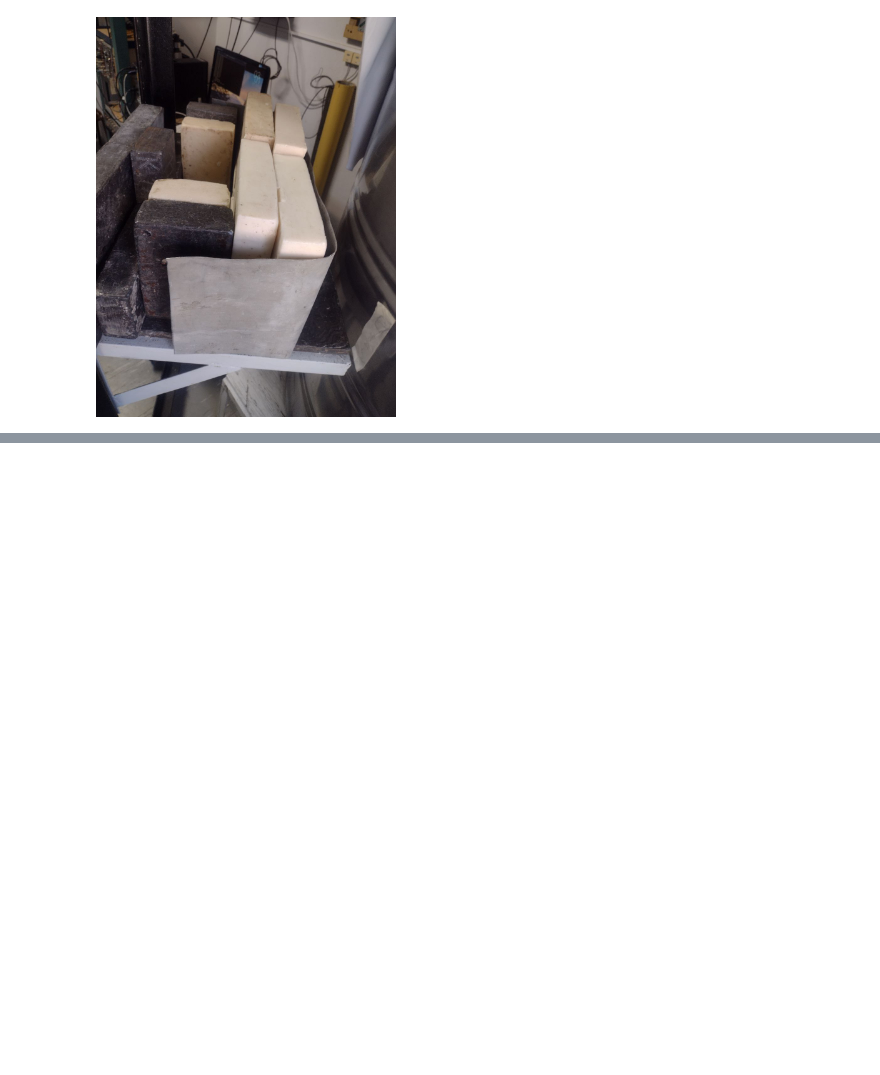
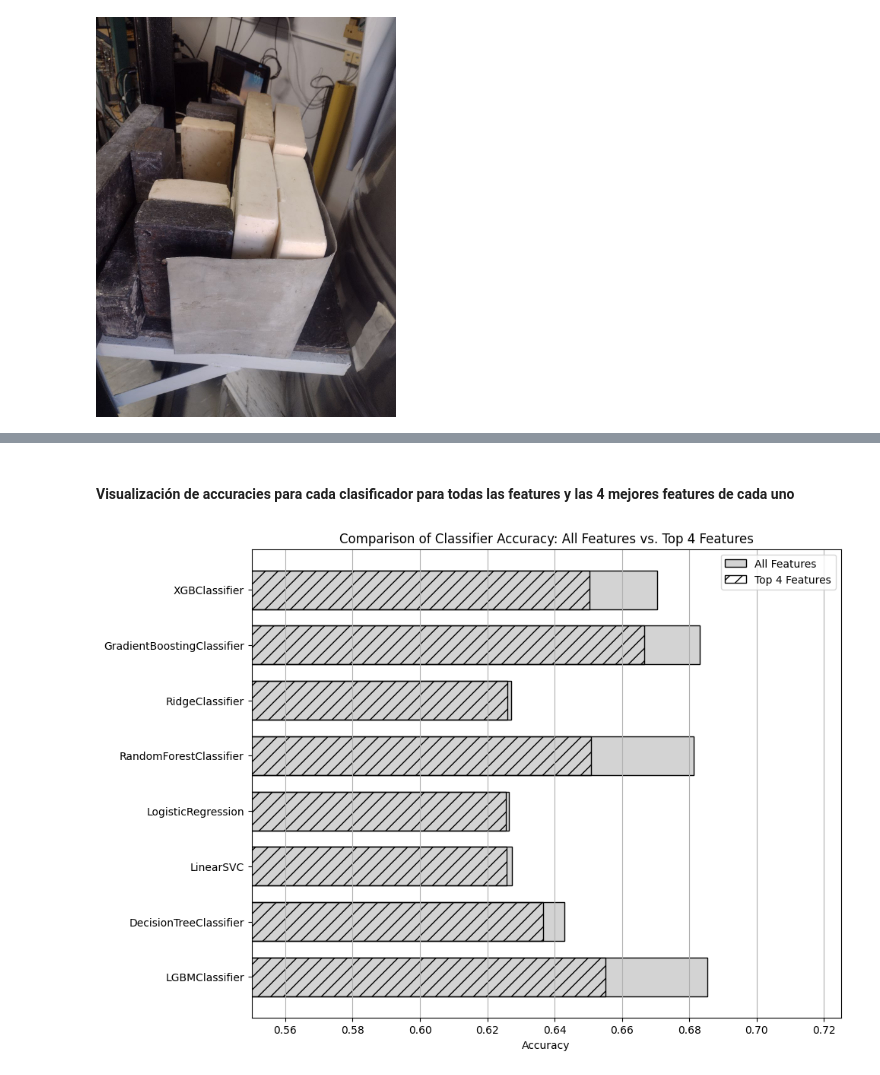
Before and after one commit to saisito/neutrones-gamma_classifier, a Jupyter notebook: process.ipynb, the cells around one changed output, grey strips where cells are left out. Saved outputs shown, nothing was run; the diff lists cells and outputs as text; code cells hidden in the pictures; blank space fills up the shorter version.

```diff
--- a/process.ipynb
+++ b/process.ipynb
@@ -858,0 +451,19 @@ del voting_clf
+# %%
+classifiers = {
+    "LGBMClassifier": LGBMClassifier(),
+    "SupportVectorMachine": SVC(),
+    "DecisionTreeClassifier": DecisionTreeClassifier(),
+    "BaggingClassifier": BaggingClassifier(),
+    "KNeighborsClassifier": KNeighborsClassifier(),
+    "LinearSVC": LinearSVC(),
+    "LogisticRegression": LogisticRegression(),
+    "RandomForestClassifier": RandomForestClassifier(),
+    "RidgeClassifier": RidgeClassifier(),
+    "GradientBoostingClassifier": GradientBoostingClassifier(),
+    "MLPClassifier": MLPClassifier(),
+    "XGBClassifier": XGBClassifier()
+}
+# %%
+# Diccionario para almacenar resultados y características importantes
+results = {"Classifier": [], "All Features": [], "Top 4 Features": []}
+important_features = {}
@@ -858,0 +525,23 @@ del voting_clf
+# %% [markdown]
+#### Visualización de accuracies para cada clasificador para todas las features y las 4 mejores features de cada uno
+# %%
+x = np.arange(len(results["Classifier"]))
+width = 0.7
+
+fig, ax = plt.subplots(figsize=(10, 8))
+
+bars_all = ax.barh(x, results["All Features"], height=width, color='lightgrey', edgecolor='black', label='All Features')
+
+bars_top4 = ax.barh(x, results["Top 4 Features"], height=width, color='none', edgecolor='black', hatch='//', label='Top 4 Features')
+
+ax.set_yticks(x)
+ax.set_yticklabels(results["Classifier"], fontsize=10)
+ax.set_xlabel("Accuracy")
+ax.set_title("Comparison of Classifier Accuracy: All Features vs. Top 4 Features")
+ax.legend()
+
+plt.grid(axis='x')
+plt.xlim(0.55, 0.725)
+plt.show()
+# %% [output]
+[figure, added]
```
Also changed, not shown: parts of 112 cells of this notebook.
